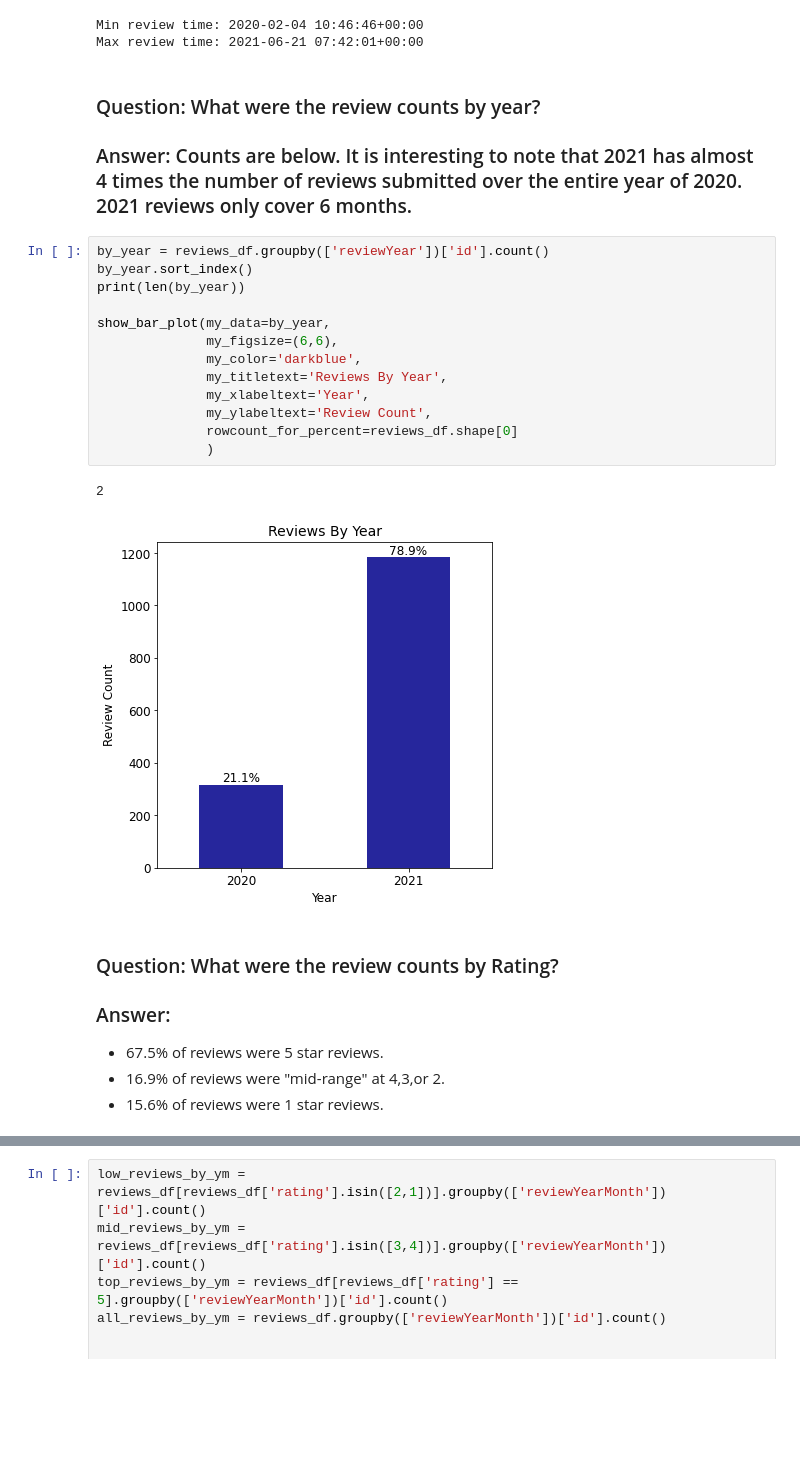
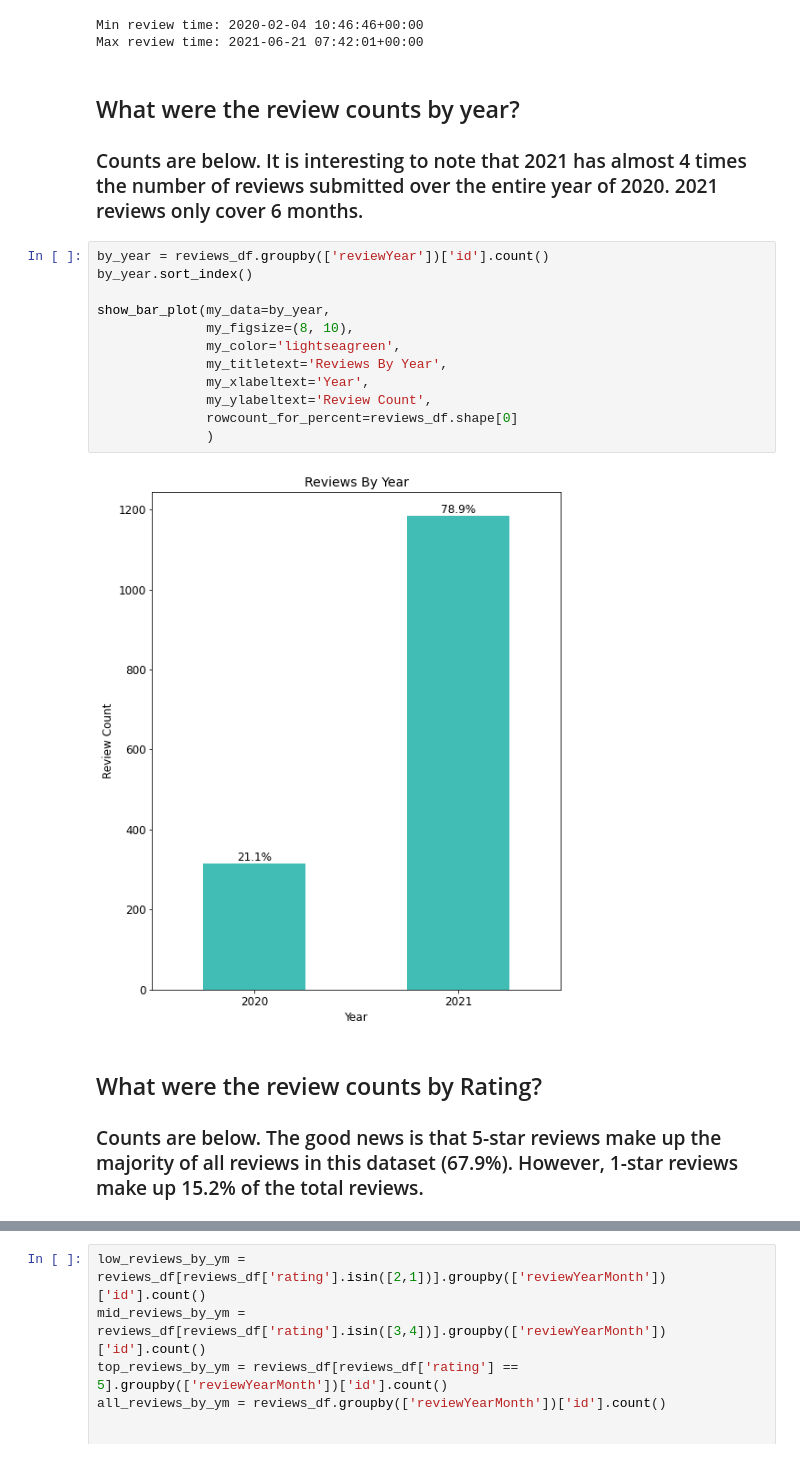
Before and after one commit to lspope/elvie_review_analysis, a Jupyter notebook: code/nb2_eda.ipynb, the cells around one changed output, grey strips where cells are left out. Cells and saved outputs as stored; diff of their text form; blank space fills up the shorter version.

```diff
--- a/code/nb2_eda.ipynb
+++ b/code/nb2_eda.ipynb
@@ -71,32 +62,27 @@ Min review time: 2020-02-04 10:46:46+00:00
 Max review time: 2021-06-21 07:42:01+00:00
 # %% [markdown]
 
-### Question: What were the review counts by year?
+## What were the review counts by year?
 
-### Answer: Counts are below. It is interesting to note that 2021 has almost 4 times the number of reviews submitted over the entire year of 2020. 2021 reviews only cover 6 months.
+### Counts are below. It is interesting to note that 2021 has almost 4 times the number of reviews submitted over the entire year of 2020. 2021 reviews only cover 6 months.
 # %%
 by_year = reviews_df.groupby(['reviewYear'])['id'].count()
 by_year.sort_index()
-print(len(by_year))
 
 show_bar_plot(my_data=by_year,
-              my_figsize=(6,6),
-              my_color='darkblue',
+              my_figsize=(8, 10),
+              my_color='lightseagreen',
               my_titletext='Reviews By Year',
               my_xlabeltext='Year',
               my_ylabeltext='Review Count',
               rowcount_for_percent=reviews_df.shape[0]
               )
 # %% [output]
-2
-[figure, old version]
+[figure, new version]
-# %% [markdown]
-### Question: What were the review counts by Rating?
-
-### Answer:
-* 67.5% of reviews were 5 star reviews.
-* 16.9% of reviews were "mid-range" at 4,3,or 2.
-* 15.6% of reviews were 1 star reviews.
+# %% [markdown]
+## What were the review counts by Rating?
+
+### Counts are below. The good news is that 5-star reviews make up the majority of all reviews in this dataset (67.9%).  However, 1-star reviews make up 15.2% of the total reviews.
 # %%
 by_rating = reviews_df.groupby(['rating'])['id'].count()
 by_rating.sort_index()
```
Also changed, not shown: parts of 22 cells of this notebook, 8 other files.
